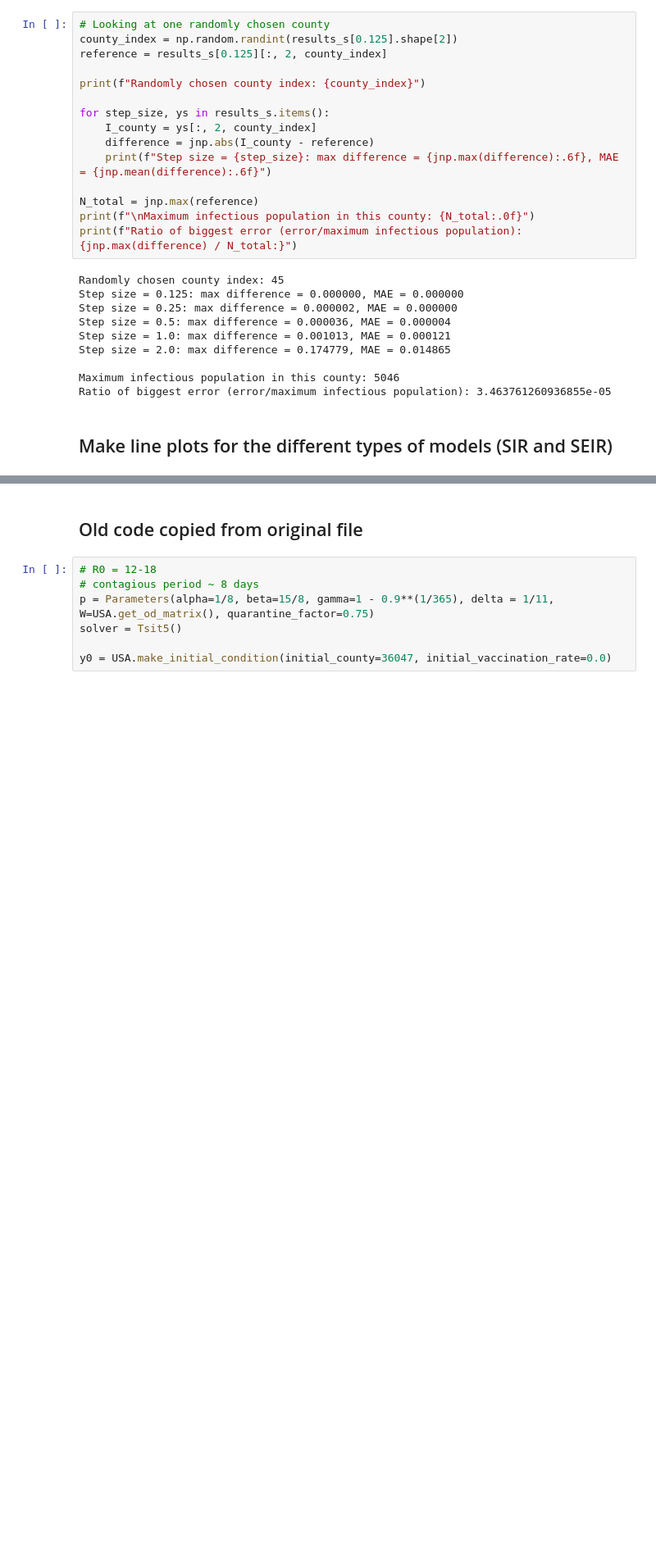
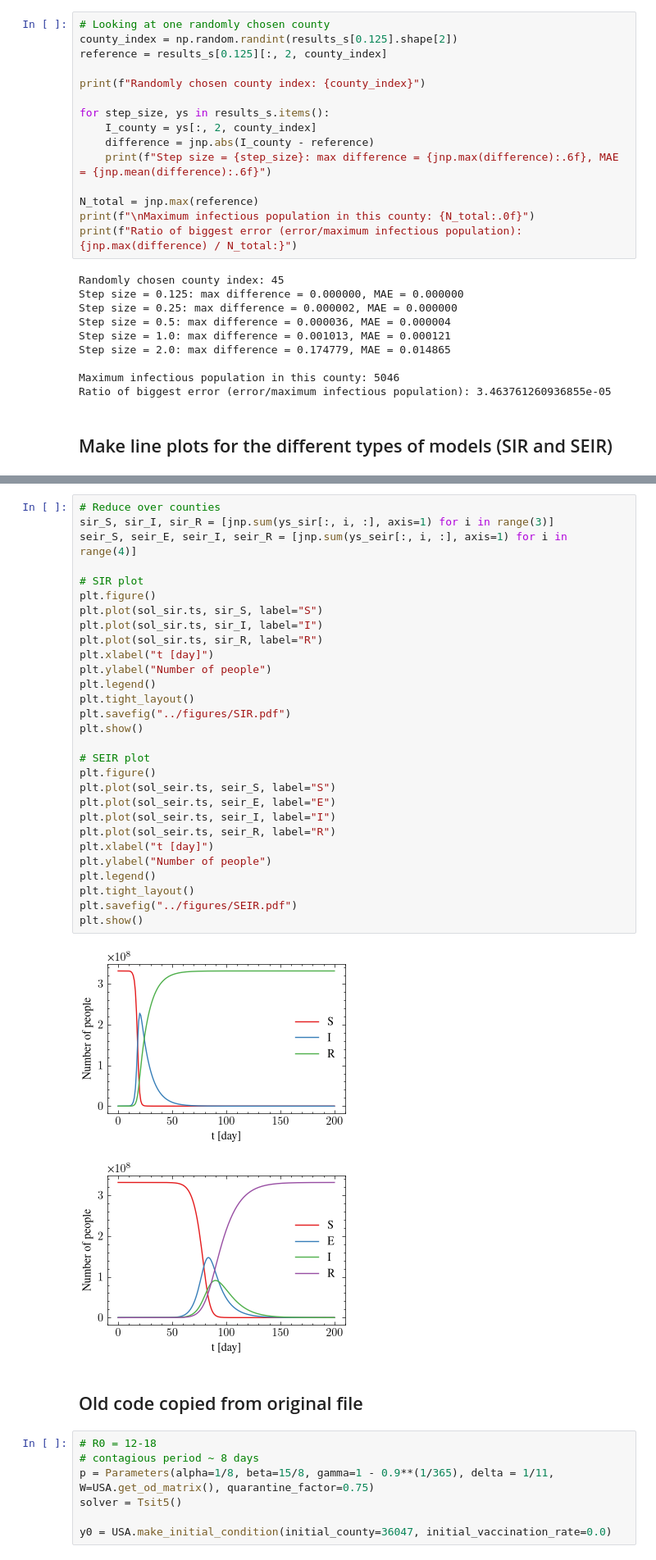
Before and after one commit to AndreaRaaschou/BERN01, a Jupyter notebook: disease_project/andrea/main_usa.ipynb, the cells around one changed output, grey strips where cells are left out. Shown at 82% size. Drawn from its saved outputs; the diff is of its cells as text; blank space fills up the shorter version.

```diff
--- a/disease_project/andrea/main_usa.ipynb
+++ b/disease_project/andrea/main_usa.ipynb
@@ -323,3 +424,35 @@ TypeError: cannot reshape array of shape (12532,) (size 12532) into shape (3, -1
+# %%
+# Reduce over counties
+sir_S, sir_I, sir_R = [jnp.sum(ys_sir[:, i, :], axis=1) for i in range(3)]
+seir_S, seir_E, seir_I, seir_R = [jnp.sum(ys_seir[:, i, :], axis=1) for i in range(4)]
+
+# SIR plot
+plt.figure()
+plt.plot(sol_sir.ts, sir_S, label="S")
+plt.plot(sol_sir.ts, sir_I, label="I")
+plt.plot(sol_sir.ts, sir_R, label="R")
+plt.xlabel("t [day]")
+plt.ylabel("Number of people")
+plt.legend()
+plt.tight_layout()
+plt.savefig("../figures/SIR.pdf")
+plt.show()
+
+# SEIR plot
+plt.figure()
+plt.plot(sol_seir.ts, seir_S, label="S")
+plt.plot(sol_seir.ts, seir_E, label="E")
+plt.plot(sol_seir.ts, seir_I, label="I")
+plt.plot(sol_seir.ts, seir_R, label="R")
+plt.xlabel("t [day]")
+plt.ylabel("Number of people")
+plt.legend()
+plt.tight_layout()
+plt.savefig("../figures/SEIR.pdf")
+plt.show()
+# %% [output]
+[figure, added]
+[figure, added]
 # %% [markdown]
 ## Old code copied from original file
 # %%
```
Also changed, not shown: parts of 10 cells of this notebook, 2 other files.
